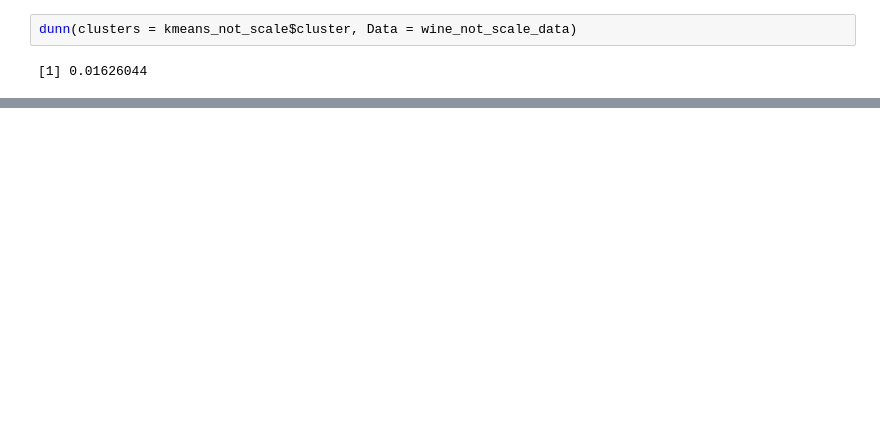
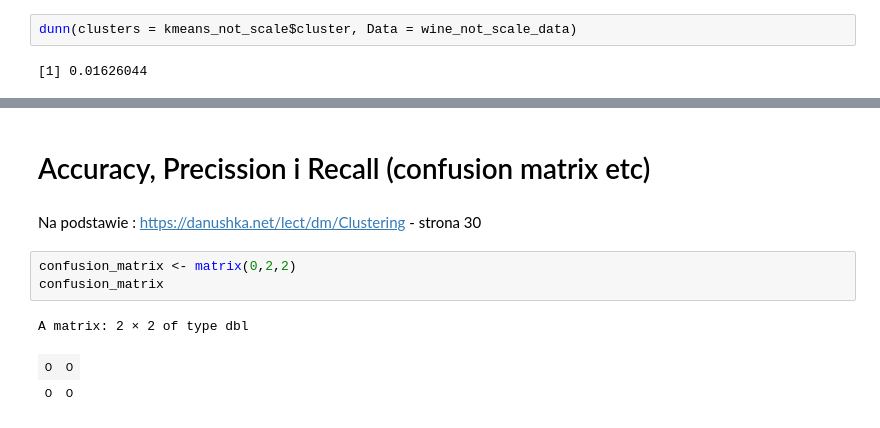
Before and after one commit to Ligerd/wizualizacja_danych, a Jupyter notebook: project_1/Project_1.ipynb, the cells around one changed output, grey strips where cells are left out. Saved outputs shown, nothing was run; the diff lists cells and outputs as text; blank space fills up the shorter version.

```diff
--- a/project_1/Project_1.ipynb
+++ b/project_1/Project_1.ipynb
@@ -169,0 +202,11 @@ dunn(clusters = kmeans_not_scale$cluster, Data = wine_not_scale_data)
+# %% [markdown]
+# Accuracy, Precission i Recall (confusion matrix etc)
+# %% [markdown]
+Na podstawie : https://danushka.net/lect/dm/Clustering - strona 30
+# %%
+confusion_matrix <- matrix(0,2,2)
+confusion_matrix
+# %% [output]
+A matrix: 2 × 2 of type dbl
+| 0 | 0 |
+| 0 | 0 |
```
Also changed, not shown: parts of 26 cells of this notebook, 3 other files.
